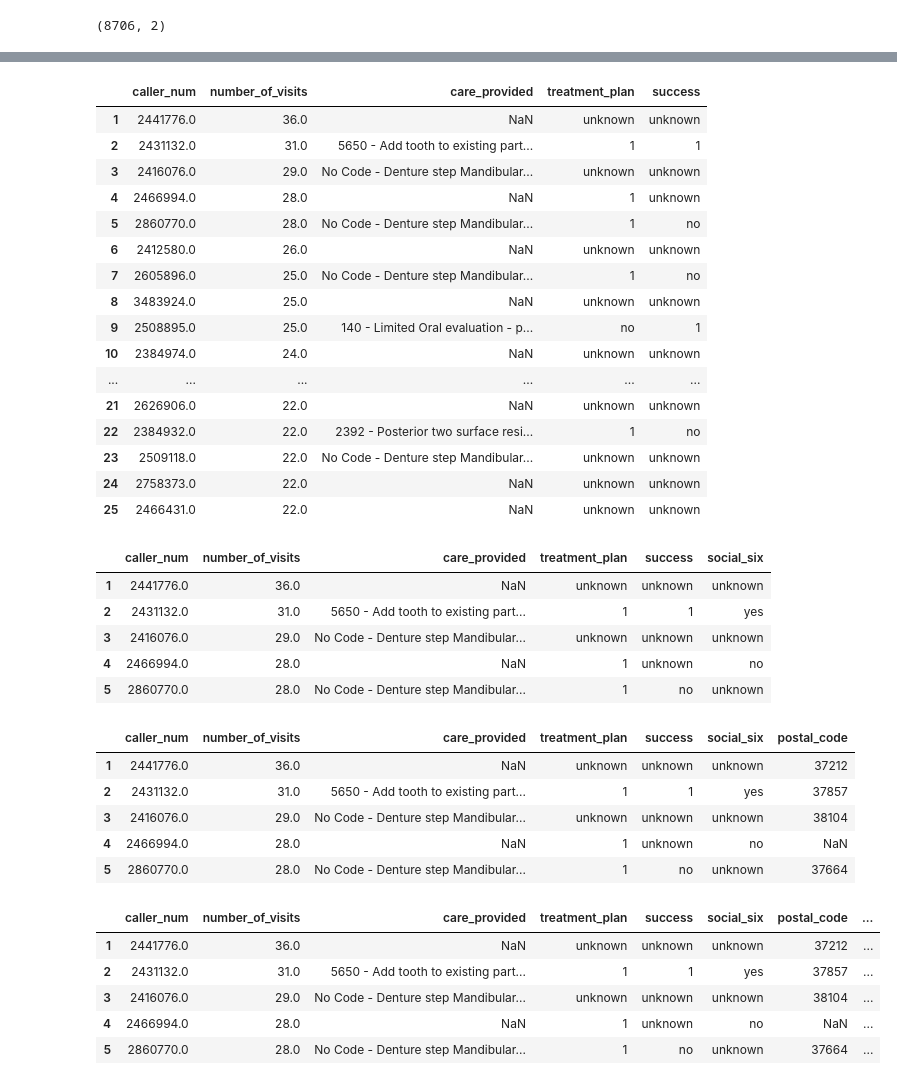
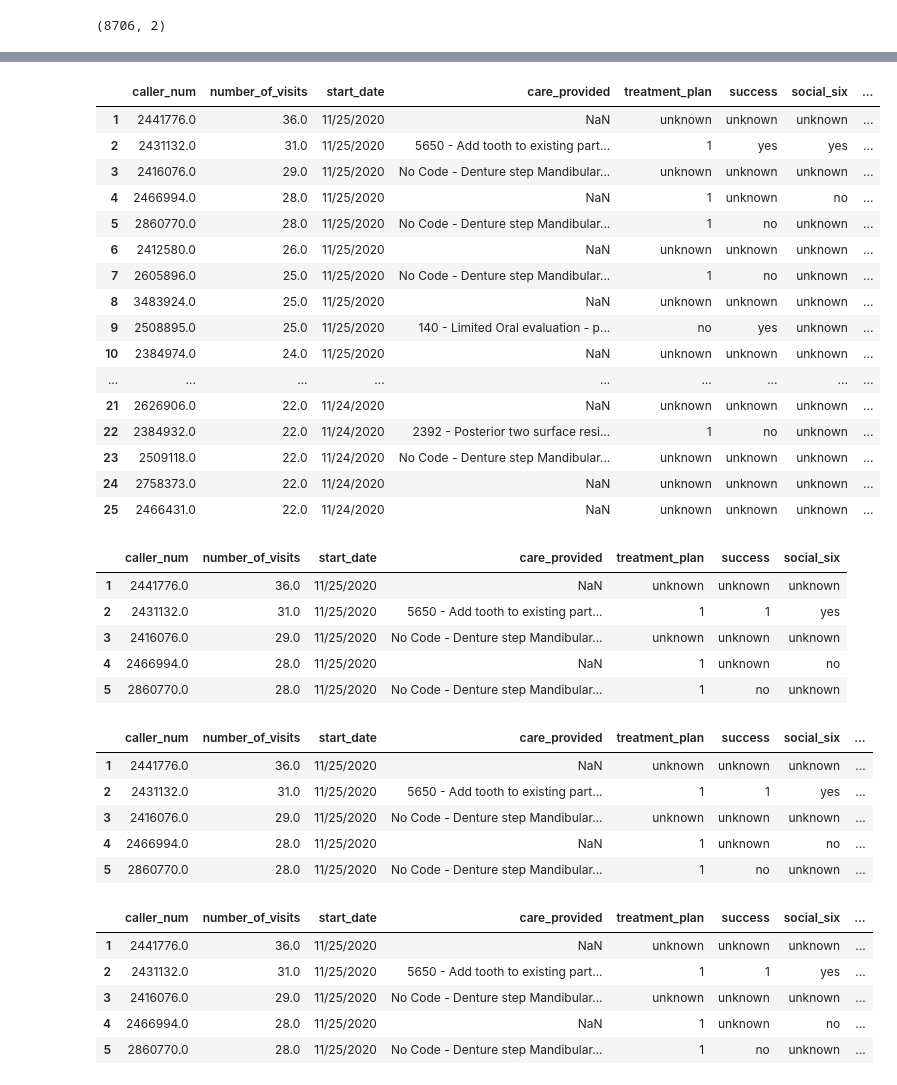
Before and after one commit to bsfcs/smile-on-spiderman, a Jupyter notebook: notebooks/smile-on.ipynb, the cells around one changed output, grey strips where cells are left out. Cells and saved outputs as stored; diff of their text form; code cells hidden in the pictures.

```diff
--- a/notebooks/smile-on.ipynb
+++ b/notebooks/smile-on.ipynb
@@ -124,33 +131,33 @@ patients.head()
 # %%
 #add treatment success column
 patients['success'] = ''
 
 for ind, row in smile_on.iterrows():
     if row['Tx_Plan_Complete'] == 'Yes':
-        patients.loc[ind, 'success'] = ['success'].count('Yes') + 1
+        patients.loc[ind, 'success'] = 'yes'#['success'].count('Yes') + 1
     elif row['Tx_Plan_Complete'] == 'No':
         patients.loc[ind, 'success'] ='no'
     else:
         patients.loc[ind, 'success'] ='unknown'
 patients.head(25)
 # %% [output]
-|  | caller_num | number_of_visits | care_provided | treatment_plan | success |
-| 1 | 2441776.0 | 36.0 | NaN | unknown | unknown |
-| 2 | 2431132.0 | 31.0 | 5650 - Add tooth to existing part... | 1 | 1 |
-| 3 | 2416076.0 | 29.0 | No Code - Denture step Mandibular... | unknown | unknown |
-| 4 | 2466994.0 | 28.0 | NaN | 1 | unknown |
-| 5 | 2860770.0 | 28.0 | No Code - Denture step Mandibular... | 1 | no |
-| 6 | 2412580.0 | 26.0 | NaN | unknown | unknown |
-| 7 | 2605896.0 | 25.0 | No Code - Denture step Mandibular... | 1 | no |
-| 8 | 3483924.0 | 25.0 | NaN | unknown | unknown |
-| 9 | 2508895.0 | 25.0 | 140 - Limited Oral evaluation - p... | no | 1 |
-| 10 | 2384974.0 | 24.0 | NaN | unknown | unknown |
-| ... | ... | ... | ... | ... | ... |
-| 21 | 2626906.0 | 22.0 | NaN | unknown | unknown |
-| 22 | 2384932.0 | 22.0 | 2392 - Posterior two surface resi... | 1 | no |
-| 23 | 2509118.0 | 22.0 | No Code - Denture step Mandibular... | unknown | unknown |
-| 24 | 2758373.0 | 22.0 | NaN | unknown | unknown |
-| 25 | 2466431.0 | 22.0 | NaN | unknown | unknown |
+|  | caller_num | number_of_visits | start_date | care_provided | treatment_plan | success | social_six | ... |
+| 1 | 2441776.0 | 36.0 | 11/25/2020 | NaN | unknown | unknown | unknown | ... |
+| 2 | 2431132.0 | 31.0 | 11/25/2020 | 5650 - Add tooth to existing part... | 1 | yes | yes | ... |
+| 3 | 2416076.0 | 29.0 | 11/25/2020 | No Code - Denture step Mandibular... | unknown | unknown | unknown | ... |
+| 4 | 2466994.0 | 28.0 | 11/25/2020 | NaN | 1 | unknown | no | ... |
+| 5 | 2860770.0 | 28.0 | 11/25/2020 | No Code - Denture step Mandibular... | 1 | no | unknown | ... |
+| 6 | 2412580.0 | 26.0 | 11/25/2020 | NaN | unknown | unknown | unknown | ... |
+| 7 | 2605896.0 | 25.0 | 11/25/2020 | No Code - Denture step Mandibular... | 1 | no | unknown | ... |
+| 8 | 3483924.0 | 25.0 | 11/25/2020 | NaN | unknown | unknown | unknown | ... |
+| 9 | 2508895.0 | 25.0 | 11/25/2020 | 140 - Limited Oral evaluation - p... | no | yes | unknown | ... |
+| 10 | 2384974.0 | 24.0 | 11/25/2020 | NaN | unknown | unknown | unknown | ... |
+| ... | ... | ... | ... | ... | ... | ... | ... | ... |
+| 21 | 2626906.0 | 22.0 | 11/24/2020 | NaN | unknown | unknown | unknown | ... |
+| 22 | 2384932.0 | 22.0 | 11/24/2020 | 2392 - Posterior two surface resi... | 1 | no | unknown | ... |
+| 23 | 2509118.0 | 22.0 | 11/24/2020 | No Code - Denture step Mandibular... | unknown | unknown | unknown | ... |
+| 24 | 2758373.0 | 22.0 | 11/24/2020 | NaN | unknown | unknown | unknown | ... |
+| 25 | 2466431.0 | 22.0 | 11/24/2020 | NaN | unknown | unknown | unknown | ... |
 # %%
 #add social_six column
 patients['social_six'] = ''
@@ -164,12 +171,12 @@ for ind, row in smile_on.iterrows():
         patients.loc[ind, 'social_six'] ='unknown'
 patients.head()
 # %% [output]
-|  | caller_num | number_of_visits | care_provided | treatment_plan | success | social_six |
-| 1 | 2441776.0 | 36.0 | NaN | unknown | unknown | unknown |
-| 2 | 2431132.0 | 31.0 | 5650 - Add tooth to existing part... | 1 | 1 | yes |
-| 3 | 2416076.0 | 29.0 | No Code - Denture step Mandibular... | unknown | unknown | unknown |
-| 4 | 2466994.0 | 28.0 | NaN | 1 | unknown | no |
-| 5 | 2860770.0 | 28.0 | No Code - Denture step Mandibular... | 1 | no | unknown |
+|  | caller_num | number_of_visits | start_date | care_provided | treatment_plan | success | social_six |
+| 1 | 2441776.0 | 36.0 | 11/25/2020 | NaN | unknown | unknown | unknown |
+| 2 | 2431132.0 | 31.0 | 11/25/2020 | 5650 - Add tooth to existing part... | 1 | 1 | yes |
+| 3 | 2416076.0 | 29.0 | 11/25/2020 | No Code - Denture step Mandibular... | unknown | unknown | unknown |
+| 4 | 2466994.0 | 28.0 | 11/25/2020 | NaN | 1 | unknown | no |
+| 5 | 2860770.0 | 28.0 | 11/25/2020 | No Code - Denture step Mandibular... | 1 | no | unknown |
 # %%
 #add postal code column
 patients['postal_code'] = ''
@@ -178,23 +185,26 @@ for ind, row in smile_on.iterrows():
     patients.loc[ind, 'postal_code'] = row['PostalCode']
 patients.head()
 # %% [output]
-|  | caller_num | number_of_visits | care_provided | treatment_plan | success | social_six | postal_code |
-| 1 | 2441776.0 | 36.0 | NaN | unknown | unknown | unknown | 37212 |
-| 2 | 2431132.0 | 31.0 | 5650 - Add tooth to existing part... | 1 | 1 | yes | 37857 |
-| 3 | 2416076.0 | 29.0 | No Code - Denture step Mandibular... | unknown | unknown | unknown | 38104 |
-| 4 | 2466994.0 | 28.0 | NaN | 1 | unknown | no | NaN |
-| 5 | 2860770.0 | 28.0 | No Code - Denture step Mandibular... | 1 | no | unknown | 37664 |
+|  | caller_num | number_of_visits | start_date | care_provided | treatment_plan | success | social_six | ... |
+| 1 | 2441776.0 | 36.0 | 11/25/2020 | NaN | unknown | unknown | unknown | ... |
+| 2 | 2431132.0 | 31.0 | 11/25/2020 | 5650 - Add tooth to existing part... | 1 | 1 | yes | ... |
+| 3 | 2416076.0 | 29.0 | 11/25/2020 | No Code - Denture step Mandibular... | unknown | unknown | unknown | ... |
+| 4 | 2466994.0 | 28.0 | 11/25/2020 | NaN | 1 | unknown | no | ... |
+| 5 | 2860770.0 | 28.0 | 11/25/2020 | No Code - Denture step Mandibular... | 1 | no | unknown | ... |
 # %%
 #add clinic column
 patients['clinic_attended'] = ''
 
 for ind, row in smile_on.iterrows():
-    patients.loc[ind, 'clinic_attended'] = row['Clinic_Attended']
+    if(pd.isnull(row['Clinic_Attended'])):
+        patients.loc[ind, 'clinic_attended'] ='Unknown'
+    else:
+        patients.loc[ind, 'clinic_attended'] = row['Clinic_Attended']
 patients.head()
 # %% [output]
-|  | caller_num | number_of_visits | care_provided | treatment_plan | success | social_six | postal_code | ... |
-| 1 | 2441776.0 | 36.0 | NaN | unknown | unknown | unknown | 37212 | ... |
-| 2 | 2431132.0 | 31.0 | 5650 - Add tooth to existing part... | 1 | 1 | yes | 37857 | ... |
-| 3 | 2416076.0 | 29.0 | No Code - Denture step Mandibular... | unknown | unknown | unknown | 38104 | ... |
-| 4 | 2466994.0 | 28.0 | NaN | 1 | unknown | no | NaN | ... |
-| 5 | 2860770.0 | 28.0 | No Code - Denture step Mandibular... | 1 | no | unknown | 37664 | ... |
+|  | caller_num | number_of_visits | start_date | care_provided | treatment_plan | success | social_six | ... |
+| 1 | 2441776.0 | 36.0 | 11/25/2020 | NaN | unknown | unknown | unknown | ... |
+| 2 | 2431132.0 | 31.0 | 11/25/2020 | 5650 - Add tooth to existing part... | 1 | 1 | yes | ... |
+| 3 | 2416076.0 | 29.0 | 11/25/2020 | No Code - Denture step Mandibular... | unknown | unknown | unknown | ... |
+| 4 | 2466994.0 | 28.0 | 11/25/2020 | NaN | 1 | unknown | no | ... |
+| 5 | 2860770.0 | 28.0 | 11/25/2020 | No Code - Denture step Mandibular... | 1 | no | unknown | ... |
```
Also changed, not shown: parts of 4 cells of this notebook, 2 other files.
